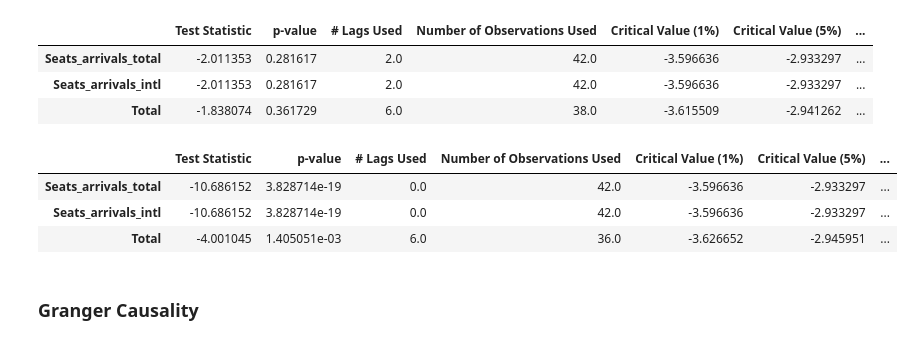
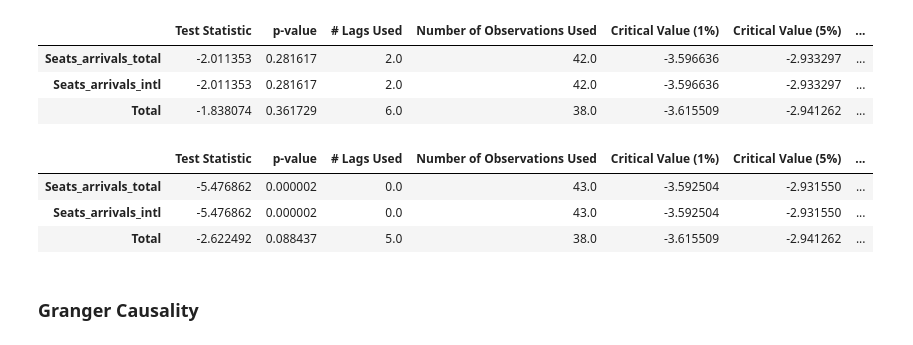
Before and after one commit to worldbank/pacific-observatory, a Jupyter notebook: scripts/notebooks/EDA-Palau.ipynb, the cells around one changed output. Cells and saved outputs as stored; diff of their text form; code cells hidden in the pictures.

```diff
--- a/scripts/notebooks/EDA-Palau.ipynb
+++ b/scripts/notebooks/EDA-Palau.ipynb
@@ -155,12 +155,12 @@ get_adf_df(palau_avi_merged, incl_cols)
 # %%
 palau_diff = palau_avi_merged.diff().dropna()
 palau_diff2 = palau_diff.diff().dropna()
-get_adf_df(palau_diff2, incl_cols)
+get_adf_df(palau_diff, incl_cols)
 # %% [output]
 |  | Test Statistic | p-value | # Lags Used | Number of Observations Used | Critical Value (1%) | Critical Value (5%) | ... |
-| Seats_arrivals_total | -10.686152 | 3.828714e-19 | 0.0 | 42.0 | -3.596636 | -2.933297 | ... |
-| Seats_arrivals_intl | -10.686152 | 3.828714e-19 | 0.0 | 42.0 | -3.596636 | -2.933297 | ... |
-| Total | -4.001045 | 1.405051e-03 | 6.0 | 36.0 | -3.626652 | -2.945951 | ... |
+| Seats_arrivals_total | -5.476862 | 0.000002 | 0.0 | 43.0 | -3.592504 | -2.931550 | ... |
+| Seats_arrivals_intl | -5.476862 | 0.000002 | 0.0 | 43.0 | -3.592504 | -2.931550 | ... |
+| Total | -2.622492 | 0.088437 | 5.0 | 38.0 | -3.615509 | -2.941262 | ... |
 # %% [markdown]
 ### Granger Causality
 # %%
```
Also changed, not shown: parts of 1 cell of this notebook, 7 other files.
